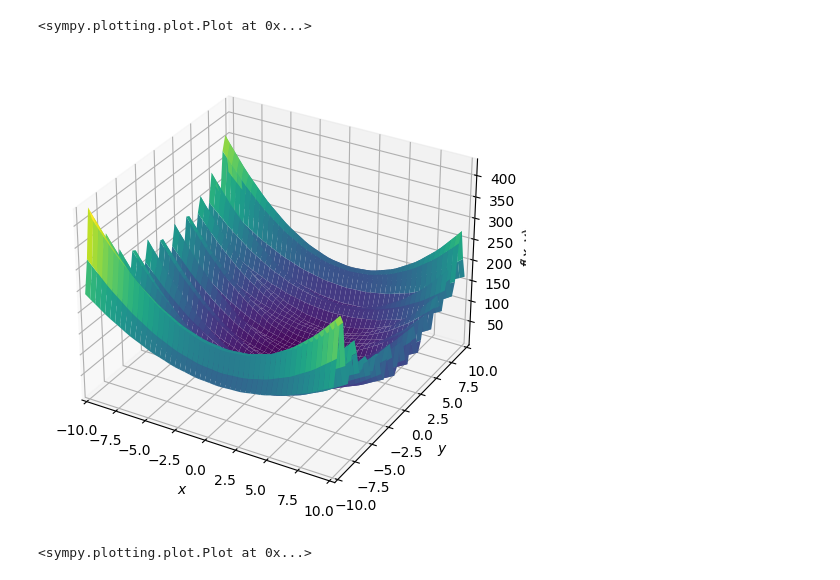
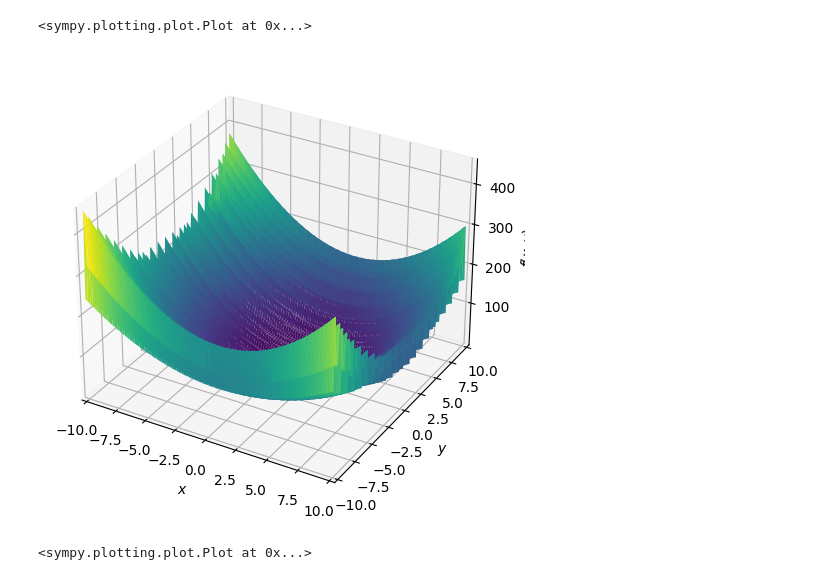
Before and after one commit to protaxY/ML101, a Jupyter notebook: lab1.ipynb, the cells around one changed output. Saved outputs shown, nothing was run; the diff lists cells and outputs as text; code cells hidden in the pictures.

```diff
--- a/lab1.ipynb
+++ b/lab1.ipynb
@@ -24,16 +25,16 @@ plot3d(mc_cormick_finction, (x, mc_cormick_x_min_limit, mc_cormick_x_max_limit),
 # %%
 levi13_finction =  sin(3 * pi * x) ** 2 + (x - 1) ** 2 * (1 + sin(3 * pi * y) ** 2) + (y - 1) ** 2 * (1 + sin(2 * pi * y) ** 2)
 levi13_global_min_x = 1
 levi13_global_min_y = 1
 levi13_global_min_value = 0
 levi13_x_min_limit = -10
 levi13_x_max_limit = 10
 levi13_y_min_limit = -10
 levi13_y_max_limit = 10
 
-plot3d(levi13_finction, (x, levi13_x_min_limit, levi13_x_max_limit), (y, levi13_y_min_limit, levi13_y_max_limit))
+plot3d(levi13_finction, (x, levi13_x_min_limit, levi13_x_max_limit), (y, levi13_y_min_limit, levi13_y_max_limit), nb_of_points_x = 100, nb_of_points_y = 100)
 # %% [output]
-[figure, old version]
+[figure, new version]
 <sympy.plotting.plot.Plot at 0x...>
 # %%
 def symbolic_diff(function, param, x_value, y_value):
```
Also changed, not shown: parts of 5 cells of this notebook.
